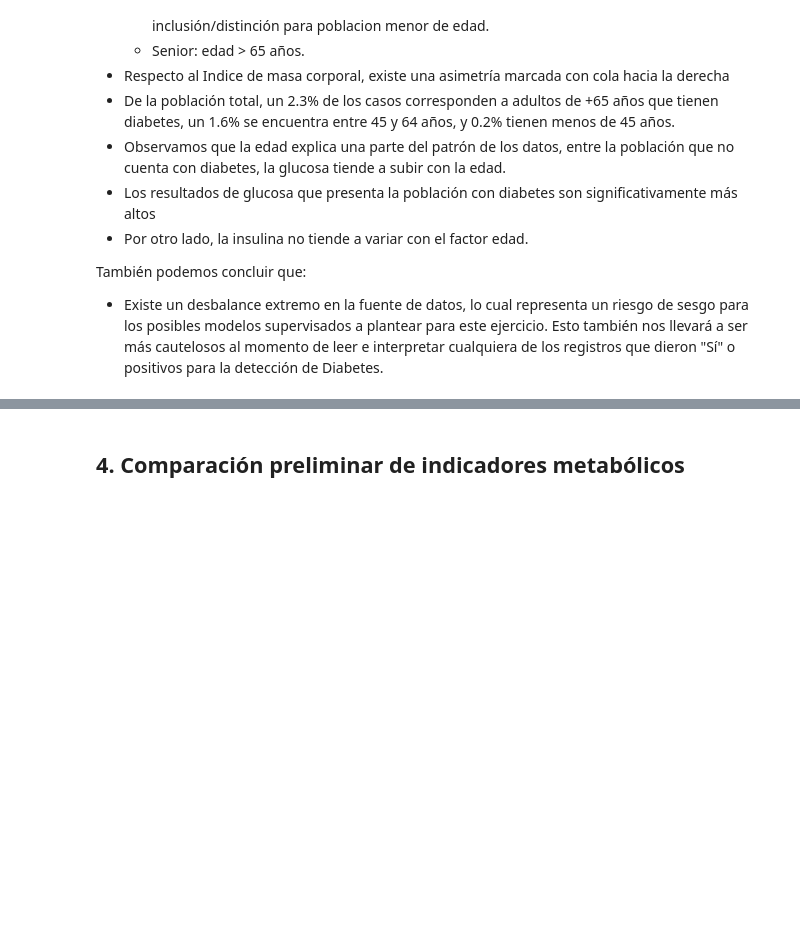
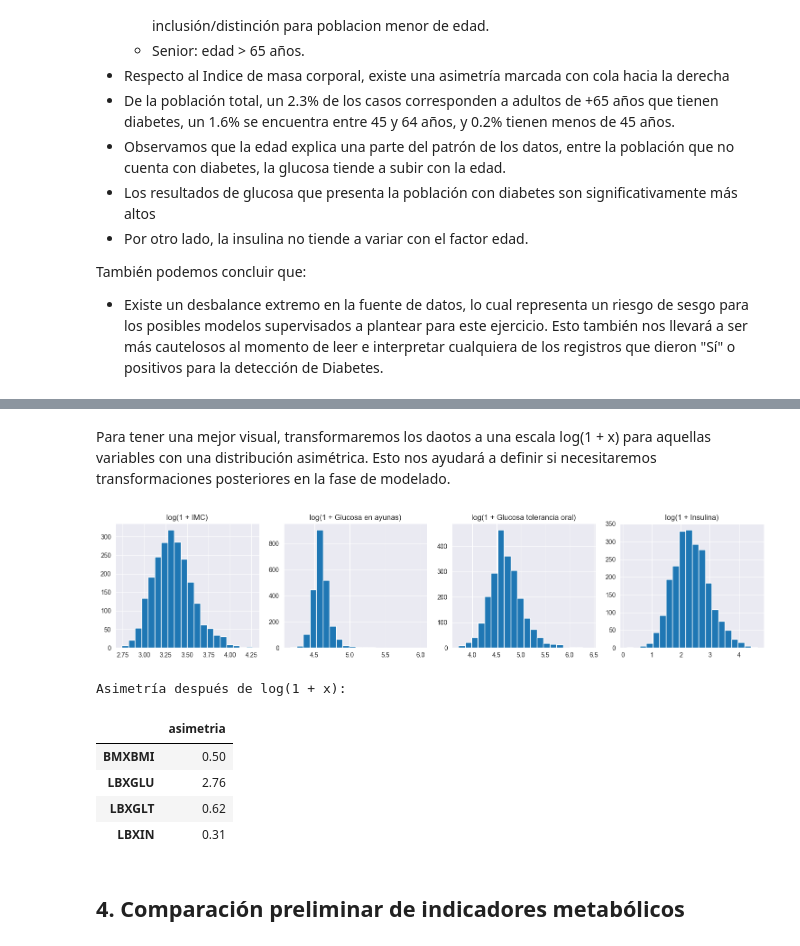
Before and after one commit to Alixguti9620/MIAD-DSA-Metabolic-Health-Explorer, a Jupyter notebook: scripts/03_exploracion_inicial_nhanes.ipynb, the cells around one changed output, grey strips where cells are left out. Drawn from its saved outputs; the diff is of its cells as text; code cells hidden in the pictures; blank space fills up the shorter version.

```diff
--- a/scripts/03_exploracion_inicial_nhanes.ipynb
+++ b/scripts/03_exploracion_inicial_nhanes.ipynb
@@ -122,0 +125,4 @@ Name: count, dtype: int64
+# %%
+for col in ["RIAGENDR", "PAQ605", "DIQ010"]:
+    print(col)
+    display(df[col].value_counts(dropna=False).sort_index())
@@ -122,0 +168,4 @@ Name: count, dtype: int64
+# %%
+for col in ["SEQN", "RIAGENDR", "PAQ605", "DIQ010"]:
+    df[col] = df[col].astype(int)
+display(df.dtypes.astype(str).to_frame("tipo"))
@@ -231,0 +299,11 @@ También podemos concluir que:
+# %%
+filas = []
+for var in num:
+    q1, q3 = df[var].quantile([0.25, 0.75])
+    iqr = q3 - q1
+    lim_inf, lim_sup = q1 - 1.5 * iqr, q3 + 1.5 * iqr
+    n_out = ((df[var] < lim_inf) | (df[var] > lim_sup)).sum()
+    filas.append({"variable": nombres[var], "mínimo": df[var].min(), "máximo": df[var].max(),
+                  "límite_inf": round(lim_inf, 1), "límite_sup": round(lim_sup, 1),
+                  "n_outliers": n_out, "% outliers": round(n_out / len(df) * 100, 1)})
+display(pd.DataFrame(filas).set_index("variable"))
@@ -232,3 +318,27 @@ También podemos concluir que:
+# %% [markdown]
+Para tener una mejor visual, transformaremos los daotos a una escala log(1 + x) para aquellas variables con una distribución asimétrica. Esto nos ayudará a definir si necesitaremos transformaciones posteriores en la fase de modelado.
+# %%
+import numpy as np
+
+vars_log = ["BMXBMI", "LBXGLU", "LBXGLT", "LBXIN"]
+fig, axes = plt.subplots(1, 4, figsize=(15, 3.5))
+for ax, var in zip(axes, vars_log):
+    ax.hist(np.log1p(df[var]), bins=20, edgecolor="white")
+    ax.set_title(f"log(1 + {nombres[var]})")
+plt.tight_layout()
+plt.savefig(OUT / "histogramas_log.png", dpi=160)
+plt.show()
+
+print("Asimetría después de log(1 + x):")
+display(np.log1p(df[vars_log]).skew().round(2).to_frame("asimetria"))
+# %% [output]
+[figure, added]
+Asimetría después de log(1 + x):
+|  | asimetria |
+| BMXBMI | 0.50 |
+| LBXGLU | 2.76 |
+| LBXGLT | 0.62 |
+| LBXIN | 0.31 |
 # %% [markdown]
 ## 4. Comparación preliminar de indicadores metabólicos
 # %%
```
Also changed, not shown: parts of 22 cells of this notebook, 4 other files.
